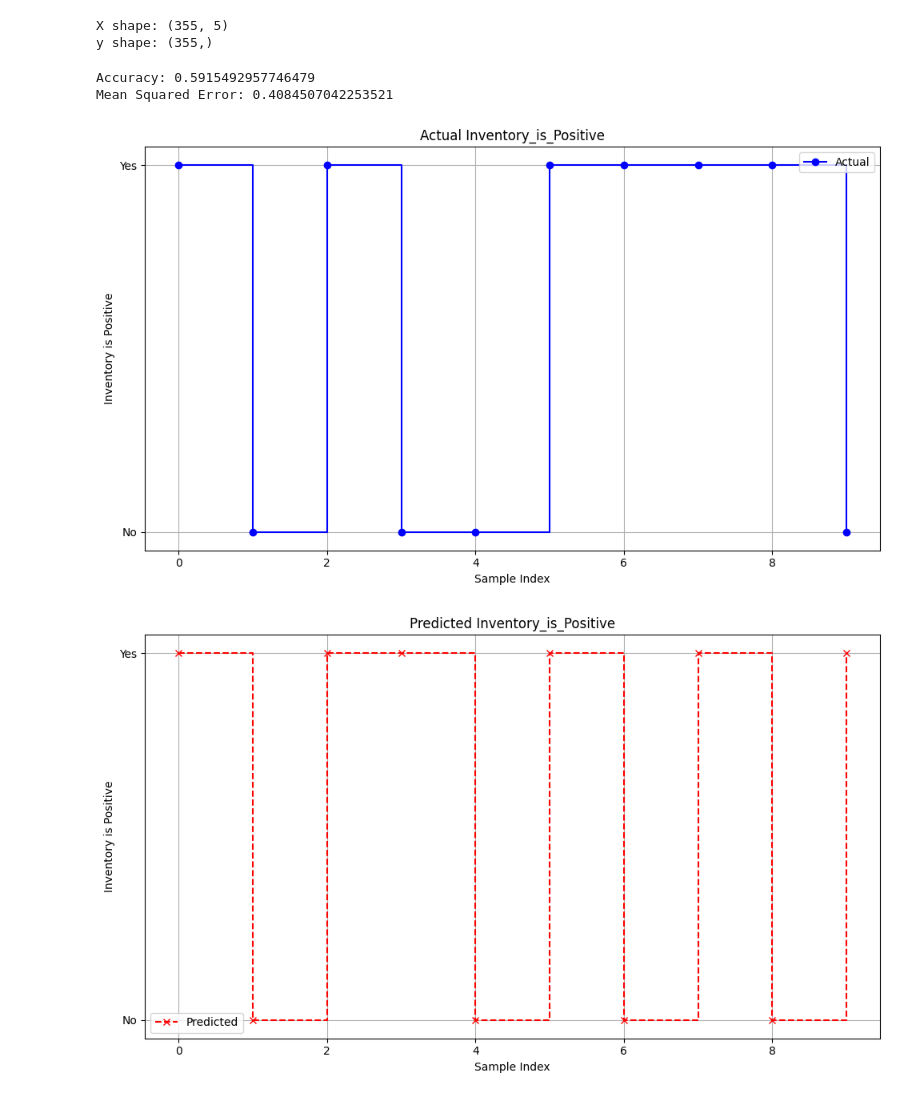
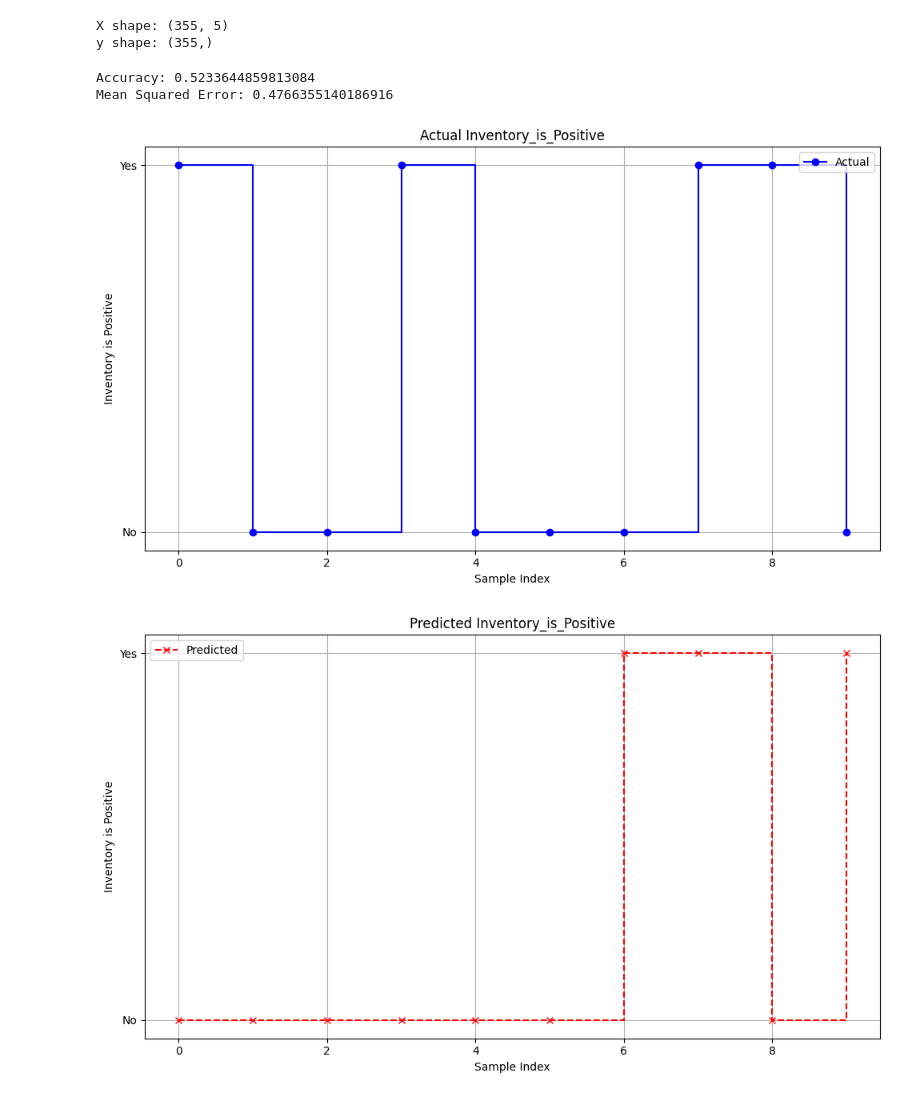
Before and after one commit to adilonam/prediction-divij, a Jupyter notebook: prediction_divij.ipynb, the cells around one changed output. Cells and saved outputs as stored; diff of their text form; code cells hidden in the pictures.

```diff
--- a/prediction_divij.ipynb
+++ b/prediction_divij.ipynb
@@ -8,7 +1,9 @@ Mounted at /content/drive
 # %%
+%reset -f
+
 ##read excel
 import pandas as pd
-data_path = "/content/drive/MyDrive/prediction-divij/data-divij.xlsx"
+data_path = "./dataset/data-divij.xlsx"
 df= pd.read_excel(data_path, engine='openpyxl')
 
 df
@@ -110,10 +99,9 @@ from sklearn.preprocessing import StandardScaler
 # Drop the 'Date' column
 df_preprocessed = df.drop(columns=['Date'])
 
-
 # Separate features and target
-X = df_preprocessed.drop(columns=['Inventory_is_Positive' , "Inventory"])
-y = df_preprocessed['Inventory_is_Positive']
+X = df_preprocessed.drop(columns=['Inventory_is_Positive' , "Inventory"]).values
+y = df_preprocessed['Inventory_is_Positive'].values
 
 print("X shape:", X.shape)
 print("y shape:", y.shape)
@@ -123,7 +111,7 @@ scaler = StandardScaler()
 X_scaled = scaler.fit_transform(X)
 
 # Split the data into training and testing sets
-X_train, X_test, y_train, y_test = train_test_split(X_scaled, y, test_size=0.2, random_state=42)
+X_train, X_test, y_train, y_test = train_test_split(X_scaled, y, test_size=0.3, shuffle=False)
 # %% [output]
 X shape: (355, 5)
 y shape: (355,)
@@ -147,41 +135,41 @@ mse = mean_squared_error(y_test, y_pred)
 print(f'Accuracy: {accuracy}')
 print(f'Mean Squared Error: {mse}')
 # %% [output]
-Accuracy: 0.5915492957746479
-Mean Squared Error: 0.4084507042253521
+Accuracy: 0.5233644859813084
+Mean Squared Error: 0.4766355140186916
 # %%
 # Create a DataFrame for plotting
 
 last_plot = 10
 plot_data = pd.DataFrame({
-    'Actual': y_test[-last_plot:].values,
+    'Actual': y_test[-last_plot:],
     'Predicted': y_pred.flatten()[-last_plot:]
 })
 
 # plot_data.reset_index(drop=True, inplace=True)
 # Plot the actual values
 plt.figure(figsize=(10, 6))
 plt.step(plot_data.index, plot_data['Actual'], where='post', marker='o', linestyle='-', color='b', label='Actual')
 plt.title('Actual Inventory_is_Positive')
 plt.xlabel('Sample Index')
 plt.ylabel('Inventory is Positive')
 plt.yticks([0, 1], ['No', 'Yes'])
 plt.grid(True)
 plt.legend()
 plt.tight_layout()
 plt.show()
 
 # Plot the predicted values
 plt.figure(figsize=(10, 6))
 plt.step(plot_data.index, plot_data['Predicted'], where='post', marker='x', linestyle='--', color='r', label='Predicted')
 plt.title('Predicted Inventory_is_Positive')
 plt.xlabel('Sample Index')
 plt.ylabel('Inventory is Positive')
 plt.yticks([0, 1], ['No', 'Yes'])
 plt.grid(True)
 plt.legend()
 plt.tight_layout()
 plt.show()
 # %% [output]
-[figure, old version]
+[figure, new version]
-[figure, old version]
+[figure, new version]
```
Also changed, not shown: parts of 3 cells of this notebook, 2 other files.
